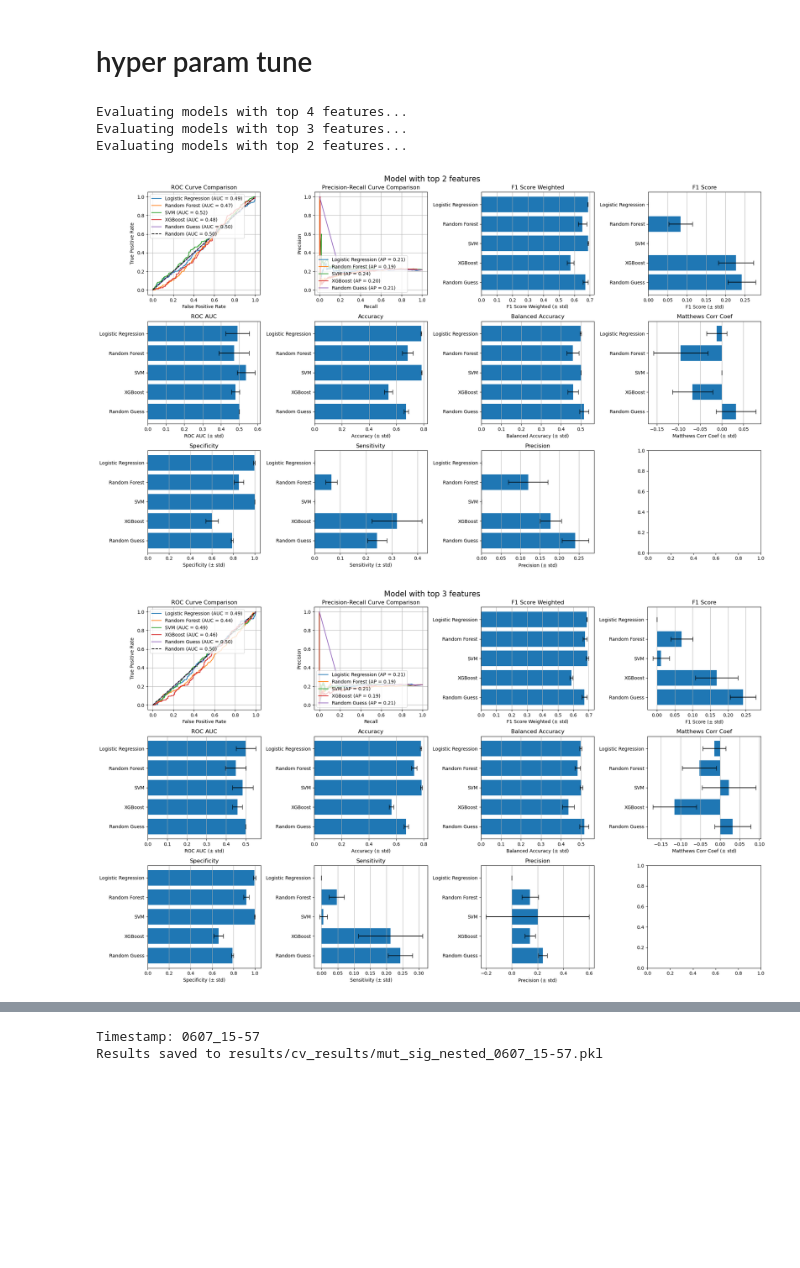
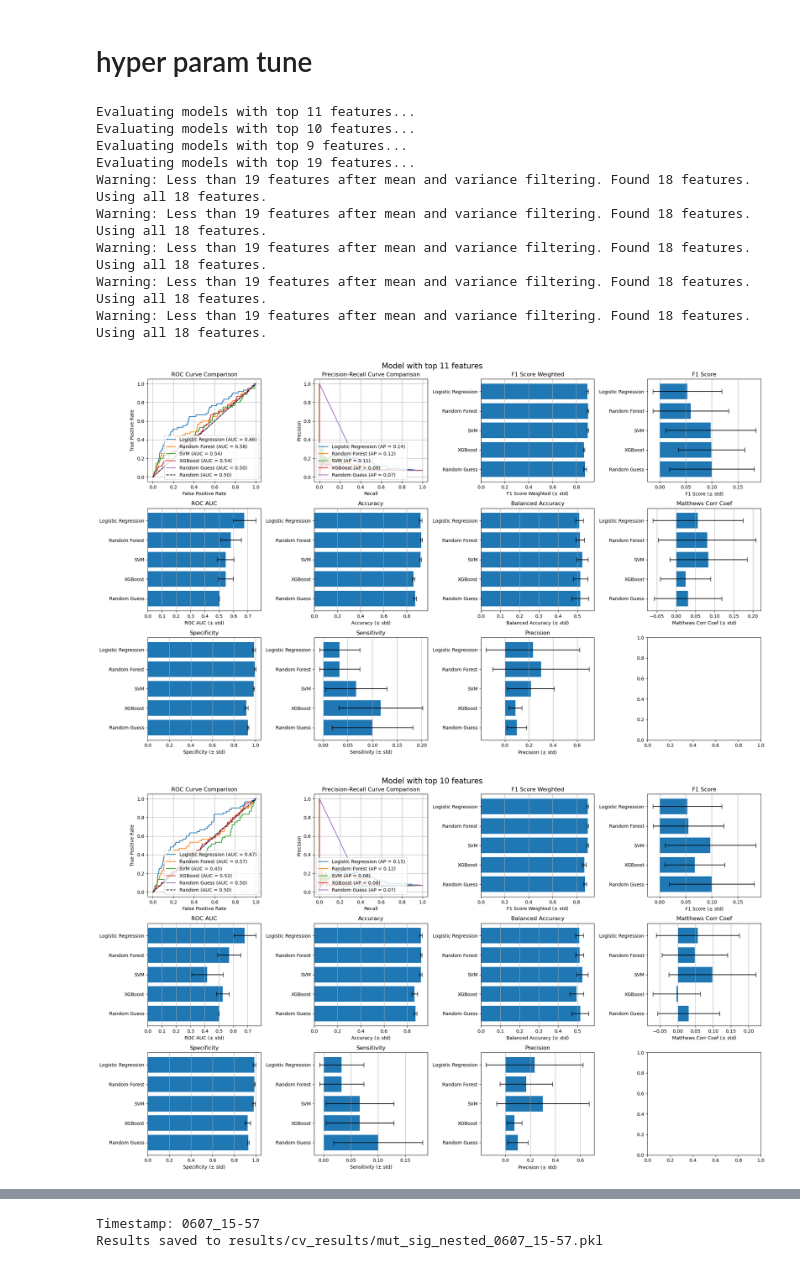
Before and after one commit to CNsquared/breast-cancer-team-1, a Jupyter notebook: project-5/notebooks/chris/multimodal.ipynb, the cells around one changed output, grey strips where cells are left out. Cells and saved outputs as stored; diff of their text form; code cells hidden in the pictures; blank space fills up the shorter version.

```diff
--- a/project-5/notebooks/chris/multimodal.ipynb
+++ b/project-5/notebooks/chris/multimodal.ipynb
@@ -351,44 +351,53 @@ Results saved to results/cv_results/multi_modal_dfs_0607_22-52.pkl
 # %% [markdown]
 <h1>hyper param tune</h1>
 # %%
+top_k = [11,10,9, 19]
 # evaluate models with different number of features
 results = {}
 for k in top_k:
     print(f"Evaluating models with top {k} features...")
-    results[k] = evaluate_models_nested(X, y, filter_data=training_fold_filtering, k=k)
+    results[k] = evaluate_models_nested(X, y, filter_data=training_fold_filtering, k=k, preprocess=preprocessor)
 
 # find the top 4 models based on average of models' f1 score
 f1_scores = []
 result_k = []
 for k, res in results.items():
     scores = []
     for name, model in res.items():
         scores.append(model['F1 Score']['global'])
     f1_scores.append(np.mean(scores))
     result_k.append(k)
-
-# get the top 3 models
-top_k = np.asarray(result_k)[np.argsort(f1_scores)[-3:][::-1]]
 
 for k in top_k:
     fig, axes = plt.subplots(3, 4, figsize=(20, 12))
 
     plot_roc_curves(results[k], ax=axes[0, 0])
     plot_precision_recall_curves(results[k], ax=axes[0, 1])
     plot_classification_metric(results[k], ax=axes[0, 2], metric='F1 Score Weighted')
     plot_classification_metric(results[k], ax=axes[0, 3], metric='F1 Score')
     plot_classification_metric(results[k], ax=axes[1, 0], metric='ROC AUC')
     plot_classification_metric(results[k], ax=axes[1, 1], metric='Accuracy')
     plot_classification_metric(results[k], ax=axes[1, 2], metric='Balanced Accuracy')
     plot_classification_metric(results[k], ax=axes[1, 3], metric='Matthews Corr Coef')
     plot_classification_metric(results[k], ax=axes[2, 0], metric='Specificity')
     plot_classification_metric(results[k], ax=axes[2, 1], metric='Sensitivity')
     plot_classification_metric(results[k], ax=axes[2, 2], metric='Precision')
     fig.suptitle(f"Model with top {k} features", fontsize=16)
     fig.tight_layout()
 # %% [output]
-Evaluating models with top 4 features...
-Evaluating models with top 3 features...
-Evaluating models with top 2 features...
+Evaluating models with top 11 features...
+Evaluating models with top 10 features...
+Evaluating models with top 9 features...
+Evaluating models with top 19 features...
+Warning: Less than 19 features after mean and variance filtering. Found 18 features.
+Using all 18 features.
+Warning: Less than 19 features after mean and variance filtering. Found 18 features.
+Using all 18 features.
+Warning: Less than 19 features after mean and variance filtering. Found 18 features.
+Using all 18 features.
+Warning: Less than 19 features after mean and variance filtering. Found 18 features.
+Using all 18 features.
+Warning: Less than 19 features after mean and variance filtering. Found 18 features.
+Using all 18 features.
-[figure, old version]
+[figure, new version]
-[figure, old version]
+[figure, new version]
```
Also changed, not shown: parts of 3 cells of this notebook.
